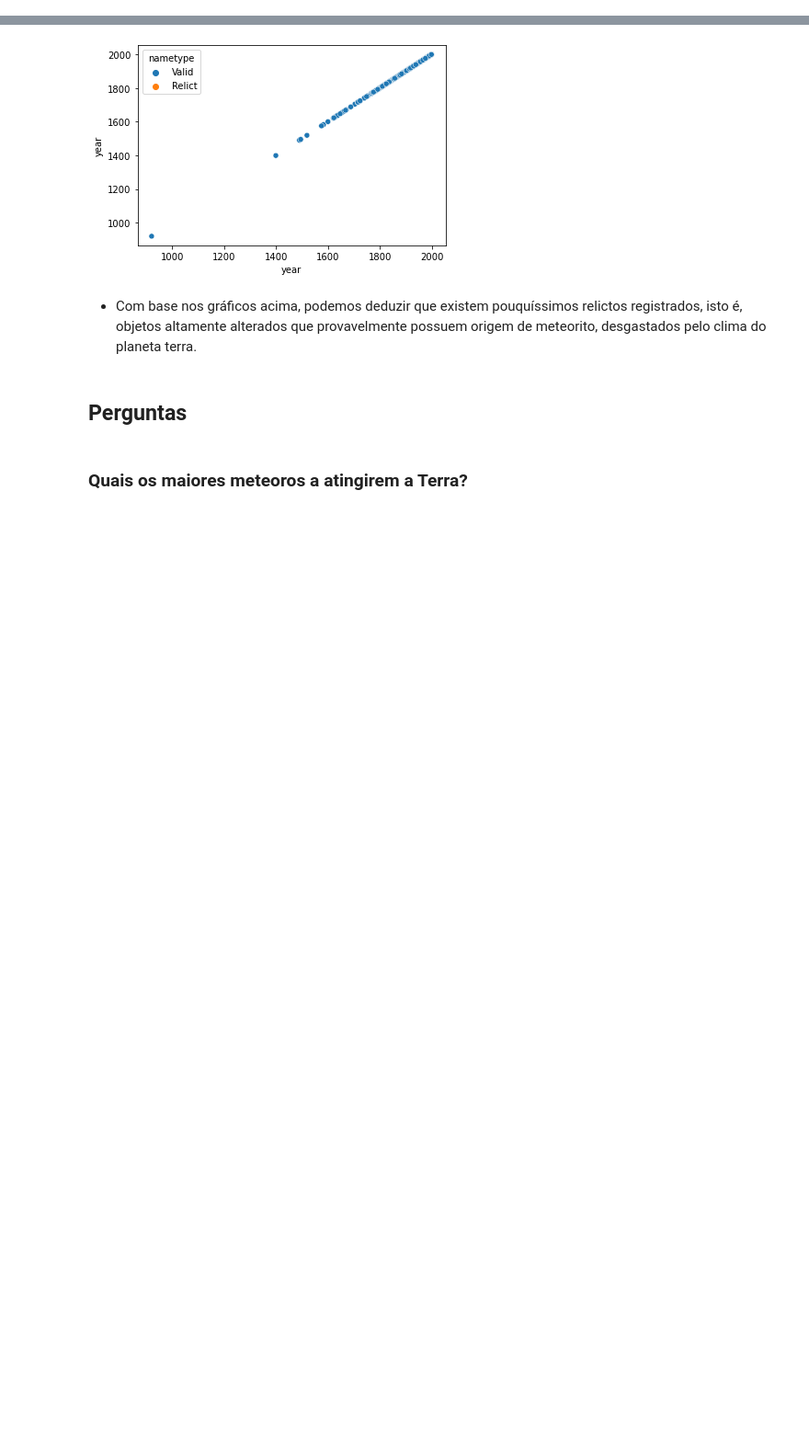
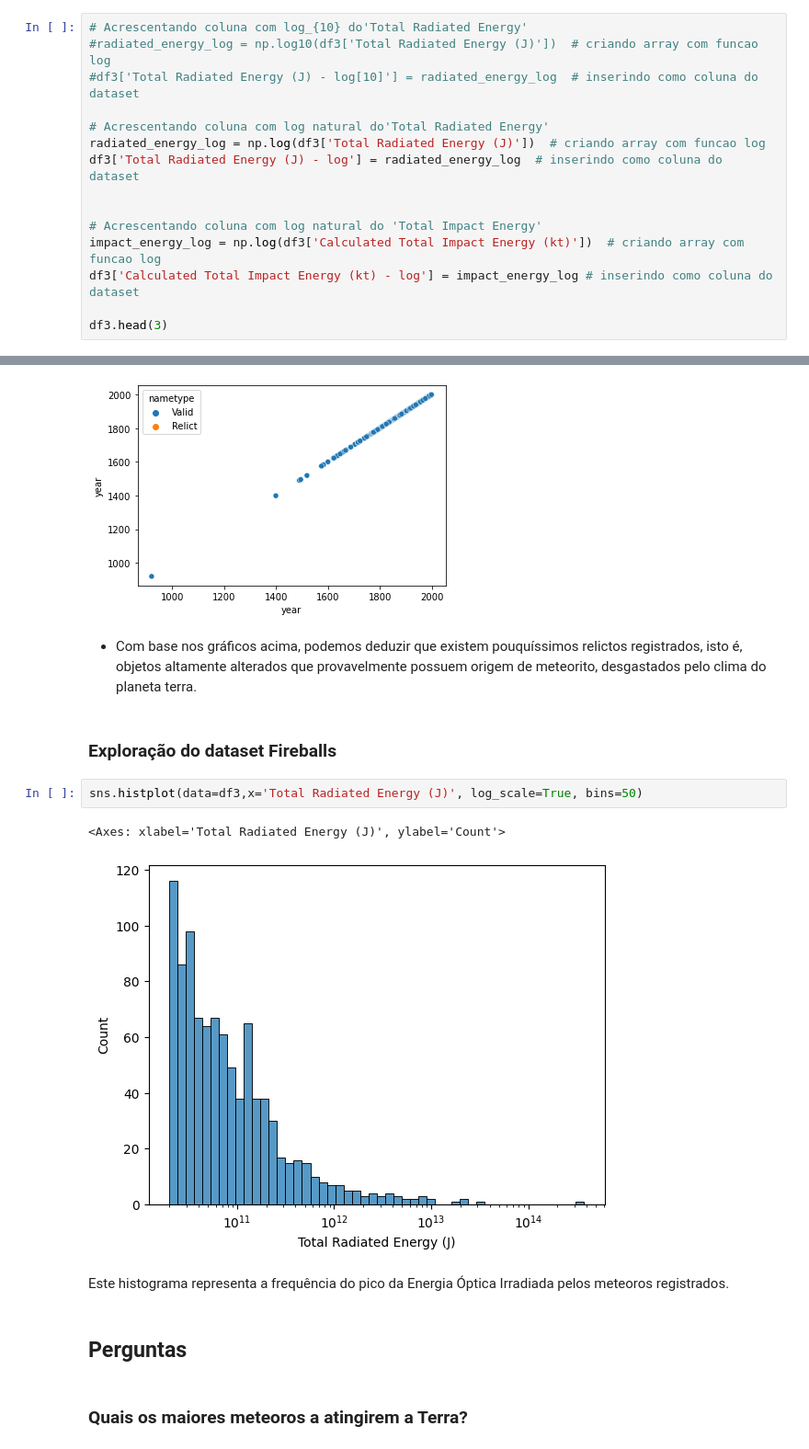
Before and after one commit to biabcaval/Projeto-ICD-analise-meteoros, a Jupyter notebook: relatório_final.ipynb, the cells around one changed output, grey strips where cells are left out. Shown at 92% size. Drawn from its saved outputs; the diff is of its cells as text; blank space fills up the shorter version.

Commit message:
Adiciona resoluções de perguntas sobre Meteoros/Fireballs

```diff
--- a/relatório_final.ipynb
+++ b/relatório_final.ipynb
@@ -161,0 +164,15 @@ No dataset sobre Fireballs, foi verificado uma grande discrepância em relação
+# %%
+# Acrescentando coluna com log_{10} do'Total Radiated Energy'
+#radiated_energy_log = np.log10(df3['Total Radiated Energy (J)'])  # criando array com funcao log
+#df3['Total Radiated Energy (J) - log[10]'] = radiated_energy_log  # inserindo como coluna do dataset
+
+# Acrescentando coluna com log natural do'Total Radiated Energy'
+radiated_energy_log = np.log(df3['Total Radiated Energy (J)'])  # criando array com funcao log
+df3['Total Radiated Energy (J) - log'] = radiated_energy_log  # inserindo como coluna do dataset
+
+
+# Acrescentando coluna com log natural do 'Total Impact Energy'
+impact_energy_log = np.log(df3['Calculated Total Impact Energy (kt)'])  # criando array com funcao log
+df3['Calculated Total Impact Energy (kt) - log'] = impact_energy_log # inserindo como coluna do dataset
+
+df3.head(3)
@@ -284,6 +360,15 @@ sns.scatterplot(data=year_cut, x='year',y='year', hue='nametype')
 [figure]
 # %% [markdown]
 - Com base nos gráficos acima, podemos deduzir que existem pouquíssimos relictos registrados, isto é, objetos altamente alterados que provavelmente possuem origem de meteorito, desgastados pelo clima do planeta terra.
+# %% [markdown]
+### Exploração do dataset Fireballs
+# %%
+sns.histplot(data=df3,x='Total Radiated Energy (J)', log_scale=True, bins=50)
+# %% [output]
+<Axes: xlabel='Total Radiated Energy (J)', ylabel='Count'>
+[figure, added]
+# %% [markdown]
+Este histograma representa a frequência do pico da Energia Óptica Irradiada pelos meteoros registrados.
 # %% [markdown]
 ## Perguntas
 # %% [markdown]
```
Also changed, not shown: parts of 45 cells of this notebook.
